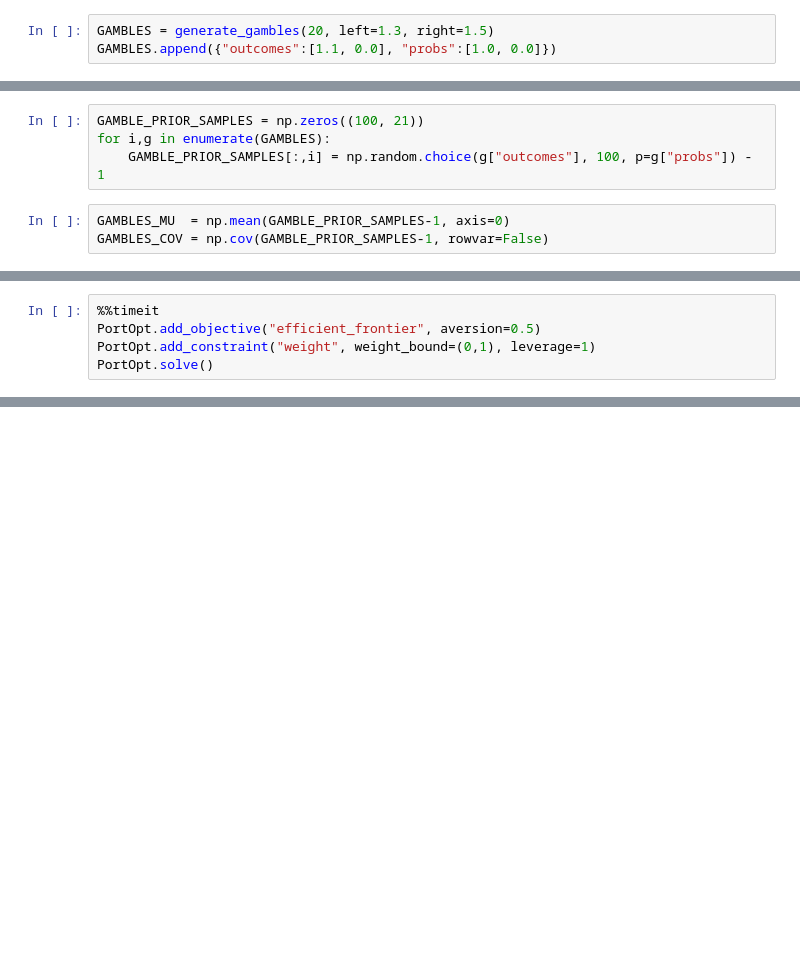
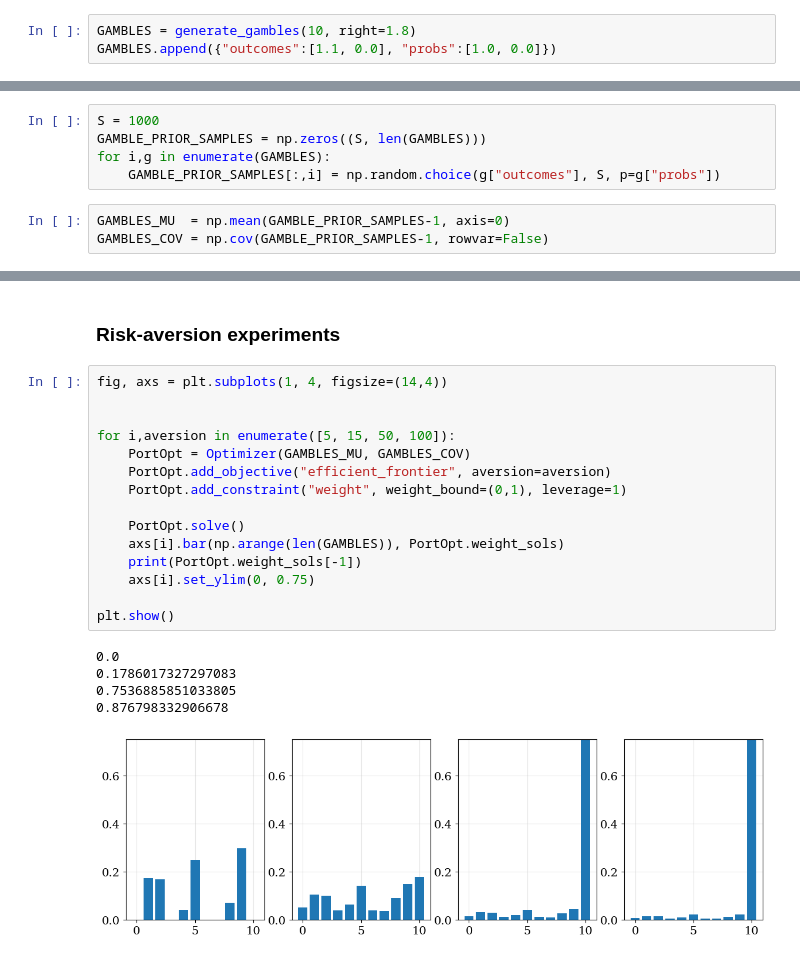
Before and after one commit to charlesaugdupont/poverty-trap, a Jupyter notebook: Markowitz.ipynb, the cells around one changed output, grey strips where cells are left out. Cells and saved outputs as stored; diff of their text form; blank space fills up the shorter version.

```diff
--- a/Markowitz.ipynb
+++ b/Markowitz.ipynb
@@ -5,5 +32,5 @@ import sys
 # %%
-GAMBLES = generate_gambles(20, left=1.3, right=1.5)
+GAMBLES = generate_gambles(10, right=1.8)
 GAMBLES.append({"outcomes":[1.1, 0.0], "probs":[1.0, 0.0]})
 # %%
 gamble_averages  = np.zeros((len(GAMBLES)))
@@ -14,9 +41,10 @@ for i,g in enumerate(GAMBLES):
     gamble_averages[i]  = np.average(g["outcomes"], weights=g["probs"])
     gamble_variances[i] = np.average((g["outcomes"]-gamble_averages[i])**2, weights=g["probs"])
 # %%
-GAMBLE_PRIOR_SAMPLES = np.zeros((100, 21))
+S = 1000
+GAMBLE_PRIOR_SAMPLES = np.zeros((S, len(GAMBLES)))
 for i,g in enumerate(GAMBLES):
-    GAMBLE_PRIOR_SAMPLES[:,i] = np.random.choice(g["outcomes"], 100, p=g["probs"]) - 1
+    GAMBLE_PRIOR_SAMPLES[:,i] = np.random.choice(g["outcomes"], S, p=g["probs"])
 # %%
 GAMBLES_MU  = np.mean(GAMBLE_PRIOR_SAMPLES-1, axis=0)
 GAMBLES_COV = np.cov(GAMBLE_PRIOR_SAMPLES-1, rowvar=False)
@@ -102,5 +61,0 @@ array([0.03924483, 0.09689386, 0.01586957, 0.08614252, 0.03282974,
-# %%
-%%timeit
-PortOpt.add_objective("efficient_frontier", aversion=0.5)
-PortOpt.add_constraint("weight", weight_bound=(0,1), leverage=1)
-PortOpt.solve()
@@ -108,0 +62,23 @@ PortOpt.solve()
+# %% [markdown]
+### Risk-aversion experiments
+# %%
+fig, axs = plt.subplots(1, 4, figsize=(14,4))
+
+
+for i,aversion in enumerate([5, 15, 50, 100]):
+    PortOpt = Optimizer(GAMBLES_MU, GAMBLES_COV)
+    PortOpt.add_objective("efficient_frontier", aversion=aversion)
+    PortOpt.add_constraint("weight", weight_bound=(0,1), leverage=1)
+
+    PortOpt.solve()
+    axs[i].bar(np.arange(len(GAMBLES)), PortOpt.weight_sols)
+    print(PortOpt.weight_sols[-1])
+    axs[i].set_ylim(0, 0.75)
+
+plt.show()
+# %% [output]
+0.0
+0.1786017327297083
+0.7536885851033805
+0.876798332906678
+[figure, added]
```
Also changed, not shown: parts of 11 cells of this notebook, 4 other files.
